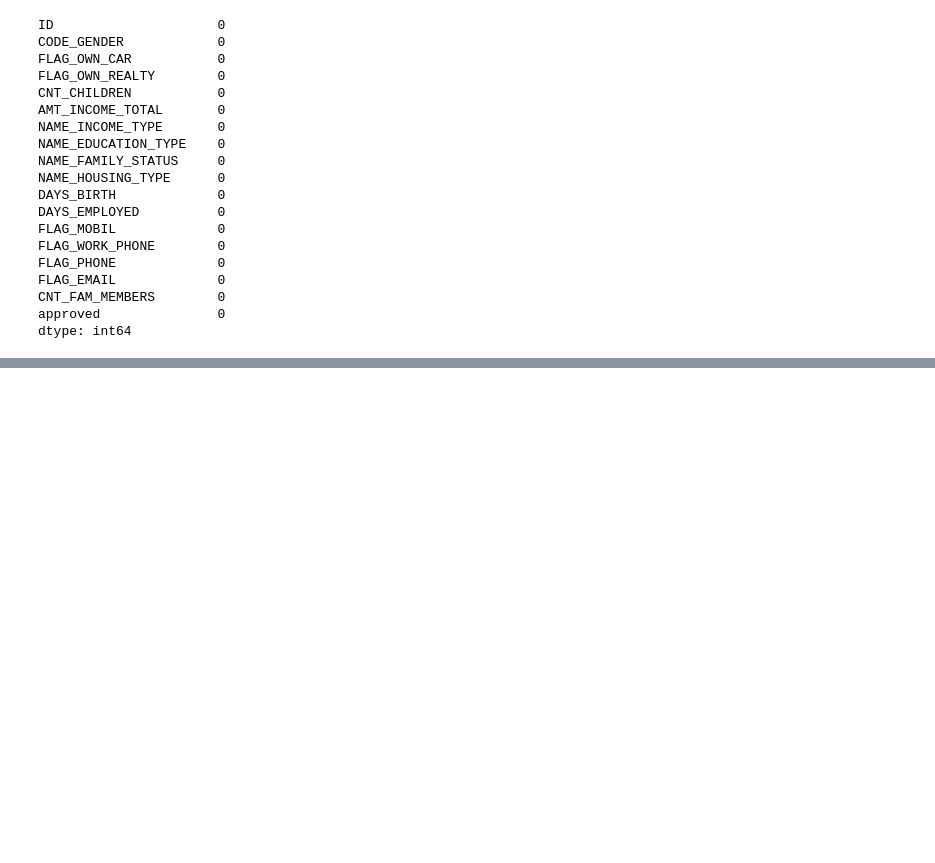
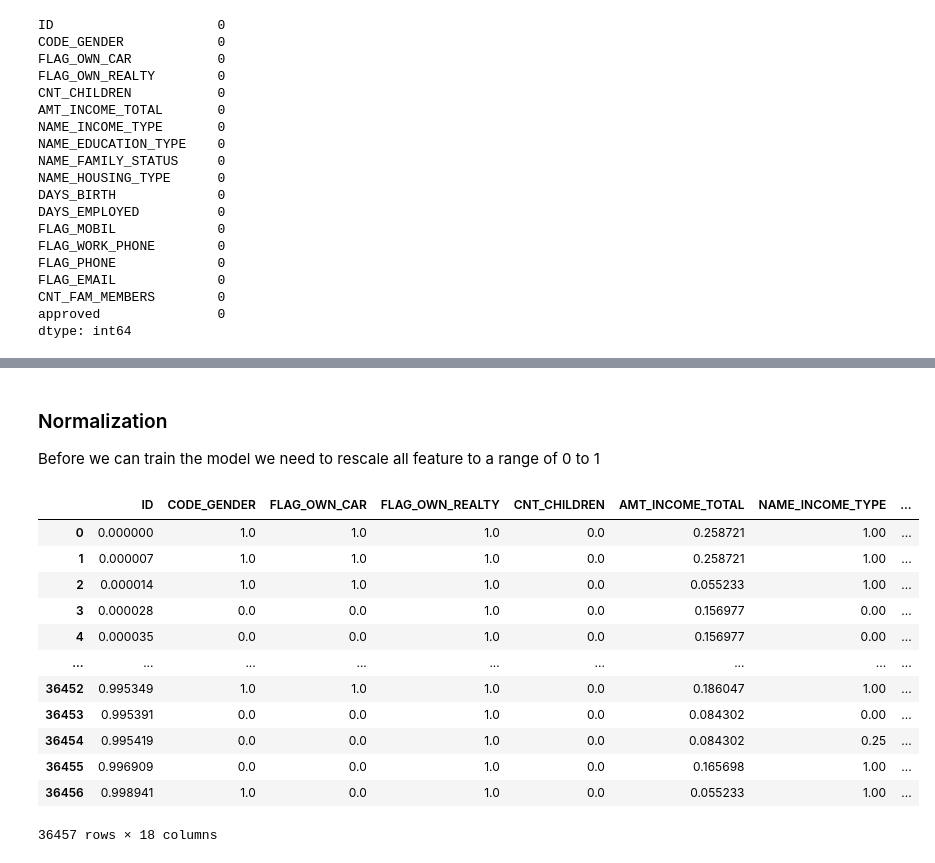
Before and after one commit to MaxmilianMill/CreditCardApproval, a Jupyter notebook: data-cleaning.ipynb, the cells around one changed output, grey strips where cells are left out. Cells and saved outputs as stored; diff of their text form; code cells hidden in the pictures; blank space fills up the shorter version.

Commit message:
- normalized data set

```diff
--- a/data-cleaning.ipynb
+++ b/data-cleaning.ipynb
@@ -355,0 +376,30 @@ dtype: int64
+# %%
+# transform features in days to year format
+credit_application_data.DAYS_BIRTH = -1 * (credit_application_data.DAYS_BIRTH / 365)
+credit_application_data.DAYS_EMPLOYED = -1 * (credit_application_data.DAYS_EMPLOYED / 365)
+# %% [markdown]
+### Normalization
+Before we can train the model we need to rescale all feature to a range of 0 to 1
+# %%
+normalized_ca_data = credit_application_data
+
+# set up minmax scaler
+scaler = MinMaxScaler()
+feature_names = normalized_ca_data.columns
+scaled_data = scaler.fit_transform(normalized_ca_data)
+normalized_ca_data = pd.DataFrame(scaled_data, columns=feature_names)
+normalized_ca_data
+# %% [output]
+|  | ID | CODE_GENDER | FLAG_OWN_CAR | FLAG_OWN_REALTY | CNT_CHILDREN | AMT_INCOME_TOTAL | NAME_INCOME_TYPE | ... |
+| 0 | 0.000000 | 1.0 | 1.0 | 1.0 | 0.0 | 0.258721 | 1.00 | ... |
+| 1 | 0.000007 | 1.0 | 1.0 | 1.0 | 0.0 | 0.258721 | 1.00 | ... |
+| 2 | 0.000014 | 1.0 | 1.0 | 1.0 | 0.0 | 0.055233 | 1.00 | ... |
+| 3 | 0.000028 | 0.0 | 0.0 | 1.0 | 0.0 | 0.156977 | 0.00 | ... |
+| 4 | 0.000035 | 0.0 | 0.0 | 1.0 | 0.0 | 0.156977 | 0.00 | ... |
+| ... | ... | ... | ... | ... | ... | ... | ... | ... |
+| 36452 | 0.995349 | 1.0 | 1.0 | 1.0 | 0.0 | 0.186047 | 1.00 | ... |
+| 36453 | 0.995391 | 0.0 | 0.0 | 1.0 | 0.0 | 0.084302 | 0.00 | ... |
+| 36454 | 0.995419 | 0.0 | 0.0 | 1.0 | 0.0 | 0.084302 | 0.25 | ... |
+| 36455 | 0.996909 | 0.0 | 0.0 | 1.0 | 0.0 | 0.165698 | 1.00 | ... |
+| 36456 | 0.998941 | 1.0 | 0.0 | 1.0 | 0.0 | 0.055233 | 1.00 | ... |
+36457 rows × 18 columns
```
Also changed, not shown: parts of 6 cells of this notebook, 4 other files.
